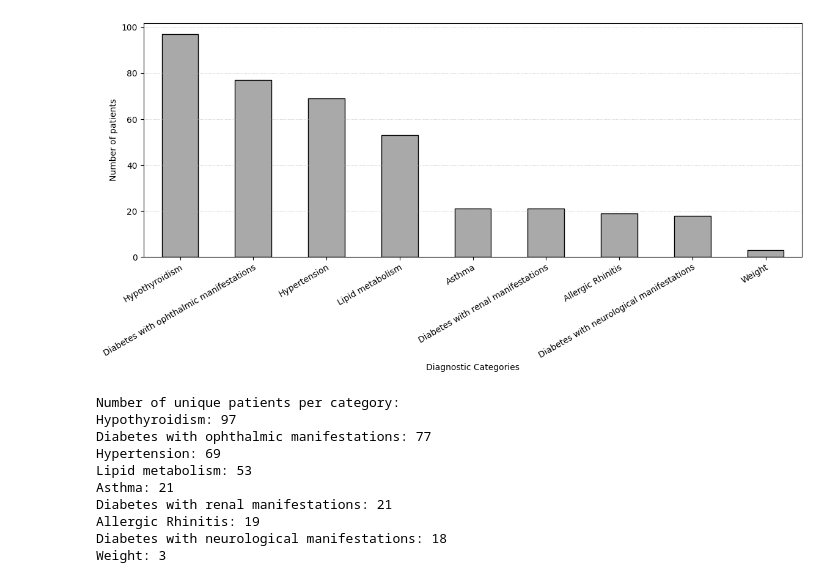
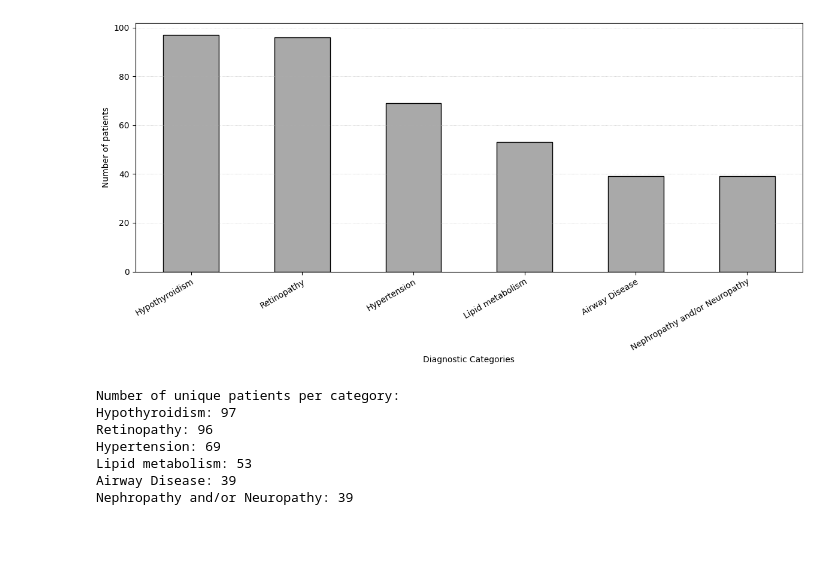
Before and after one commit to vincebliu/t1d-cgm-risk-stratification, a Jupyter notebook: preprocess.ipynb, the cells around one changed output. Saved outputs shown, nothing was run; the diff lists cells and outputs as text; code cells hidden in the pictures; blank space fills up the shorter version.

```diff
--- a/preprocess.ipynb
+++ b/preprocess.ipynb
@@ -17,17 +32,13 @@ df_diagnostics.name = 'Diagnostics.csv'
 datasets_list = [df_patient_info, df_glucose_measurements, df_biochemical_parameters, df_diagnostics]
 datasets_list.reverse()
 # %%
-# Define the broader categories and their corresponding codes
 category_mapping = {
     'Hypothyroidism': ['244.3', '244.8', '244.9', '244'],
     'Hypertension': ['401', '401.1', '401.9'],
-    'Diabetes with ophthalmic manifestations': ['250.5', '250.51', '250.53'],
+    'Retinopathy': ['250.5', '250.51', '250.53', '362.01', '362.9'],
     'Lipid metabolism': ['272', '272.1', '272.2', '272.4', '272.8'],
-    'Weight': ['278', '278.01', '278.02'],
-    'Allergic Rhinitis': ['477', '477.9'],
-    'Diabetes with renal manifestations': ['250.4', '250.41'],
-    'Asthma': ['493.9', '493', '493.01', '493.91'],
-    'Diabetes with neurological manifestations': ['250.6', '250.63']
+    'Airway Disease': ['477', '477.9', '493.9', '493', '493.01', '493.91'],
+    'Nephropathy and/or Neuropathy': ['250.4', '250.41','250.6', '250.63']
 }
 
 # Create a function to map codes to broader categories
@@ -57,42 +68,39 @@ for categories in patient_categories:
 
 # Convert to Series and sort by count
 category_series = pd.Series(category_counts).sort_values(ascending=False)
 
 # Create the plot
 ax = category_series.plot(kind='bar', figsize=(12, 6), color='darkgray', edgecolor="black")
 ax.grid(axis='y', linestyle=':', linewidth='0.5')
 
 # Format x-axis labels with rotation for better readability
 x_labels = ax.set_xticklabels(ax.get_xticklabels(), rotation=30, ha='right', rotation_mode='anchor')
 
 # Format y-axis - adjust range based on actual counts
 max_count = category_series.max()
 y_ticks_values = np.arange(0, max_count + 20, 20)
 y_ticks_labels = list(map(str, y_ticks_values))
 y_ticks = ax.yaxis.set_ticks(y_ticks_values)
 y_labels = ax.yaxis.set_ticklabels(y_ticks_labels)
 
 # Set labels
 y_title = ax.set_ylabel('Number of patients')
 x_title = ax.set_xlabel('Diagnostic Categories')
 
 plt.tight_layout()
 plt.show()
 
 # Print the counts to verify
 print("Number of unique patients per category:")
 for category, count in category_series.items():
     print(f"{category}: {count}")
 # %% [output]
-[figure, old version]
+[figure, new version]
 Number of unique patients per category:
 Hypothyroidism: 97
-Diabetes with ophthalmic manifestations: 77
+Retinopathy: 96
 Hypertension: 69
 Lipid metabolism: 53
-Asthma: 21
-Diabetes with renal manifestations: 21
-Allergic Rhinitis: 19
-Diabetes with neurological manifestations: 18
-Weight: 3
+Airway Disease: 39
+Nephropathy and/or Neuropathy: 39
 # %%
```
Also changed, not shown: parts of 10 cells of this notebook, 3 other files.
